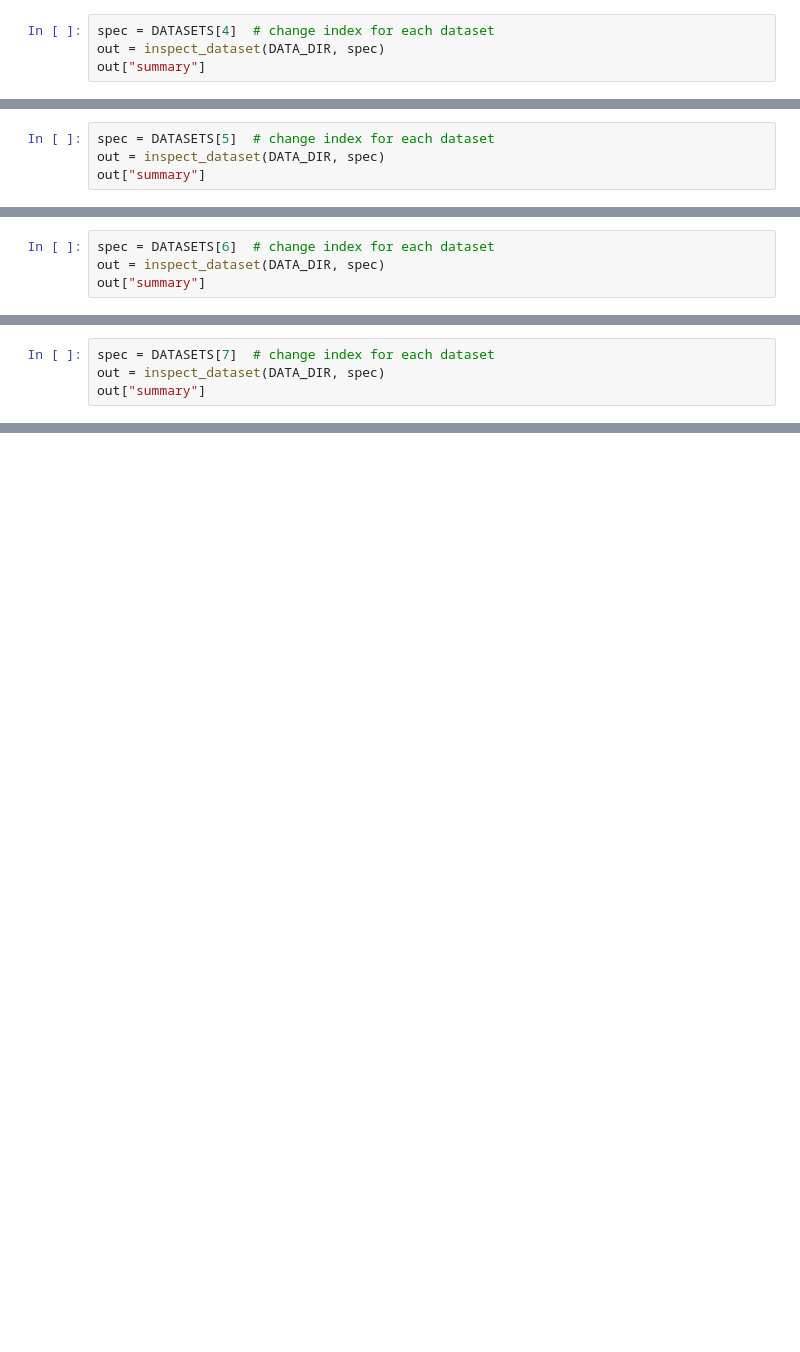
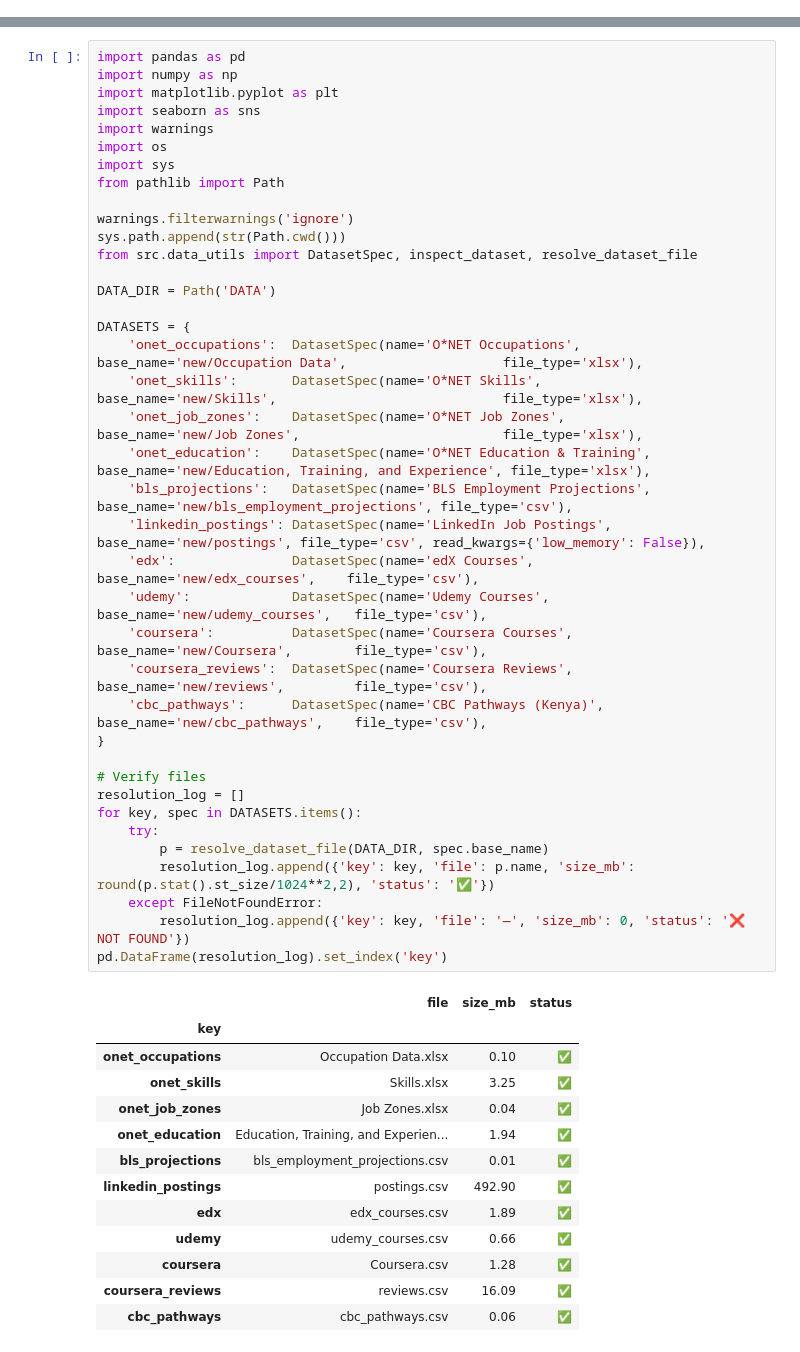
Before and after one commit to Mwanaishaali/Cap_Stone_Project, a Jupyter notebook: 01_data_understanding.ipynb, the cells around one changed output, grey strips where cells are left out. Saved outputs shown, nothing was run; the diff lists cells and outputs as text; blank space fills up the shorter version.

Commit message:
updated project folders

```diff
--- a/01_data_understanding.ipynb
+++ b/01_data_understanding.ipynb
@@ -599,4 +0,0 @@ The dataset is loaded to assess its structure, content diversity, and suitabilit
-# %%
-spec = DATASETS[4]  # change index for each dataset
-out = inspect_dataset(DATA_DIR, spec)
-out["summary"]
@@ -677,4 +0,0 @@ In this subsection, the dataset is loaded and inspected to evaluate its structur
-# %%
-spec = DATASETS[5]  # change index for each dataset
-out = inspect_dataset(DATA_DIR, spec)
-out["summary"]
@@ -746,4 +0,0 @@ In this subsection, the dataset is loaded and inspected to assess its structure,
-# %%
-spec = DATASETS[6]  # change index for each dataset
-out = inspect_dataset(DATA_DIR, spec)
-out["summary"]
@@ -821,4 +0,0 @@ In this subsection, the dataset is loaded and inspected to understand its struct
-# %%
-spec = DATASETS[7]  # change index for each dataset
-out = inspect_dataset(DATA_DIR, spec)
-out["summary"]
@@ -897,0 +22,53 @@ These characteristics make the dataset suitable for:
+# %%
+import pandas as pd
+import numpy as np
+import matplotlib.pyplot as plt
+import seaborn as sns
+import warnings
+import os
+import sys
+from pathlib import Path
+
+warnings.filterwarnings('ignore')
+sys.path.append(str(Path.cwd()))
+from src.data_utils import DatasetSpec, inspect_dataset, resolve_dataset_file
+
+DATA_DIR = Path('DATA')
+
+DATASETS = {
+    'onet_occupations':  DatasetSpec(name='O*NET Occupations',          base_name='new/Occupation Data',                    file_type='xlsx'),
+    'onet_skills':       DatasetSpec(name='O*NET Skills',               base_name='new/Skills',                             file_type='xlsx'),
+    'onet_job_zones':    DatasetSpec(name='O*NET Job Zones',            base_name='new/Job Zones',                          file_type='xlsx'),
+    'onet_education':    DatasetSpec(name='O*NET Education & Training', base_name='new/Education, Training, and Experience', file_type='xlsx'),
+    'bls_projections':   DatasetSpec(name='BLS Employment Projections', base_name='new/bls_employment_projections', file_type='csv'),
+    'linkedin_postings': DatasetSpec(name='LinkedIn Job Postings',      base_name='new/postings', file_type='csv', read_kwargs={'low_memory': False}),
+    'edx':               DatasetSpec(name='edX Courses',                base_name='new/edx_courses',    file_type='csv'),
+    'udemy':             DatasetSpec(name='Udemy Courses',              base_name='new/udemy_courses',   file_type='csv'),
+    'coursera':          DatasetSpec(name='Coursera Courses',           base_name='new/Coursera',        file_type='csv'),
+    'coursera_reviews':  DatasetSpec(name='Coursera Reviews',           base_name='new/reviews',         file_type='csv'),
+    'cbc_pathways':      DatasetSpec(name='CBC Pathways (Kenya)',        base_name='new/cbc_pathways',    file_type='csv'),
+}
+
+# Verify files
+resolution_log = []
+for key, spec in DATASETS.items():
+    try:
+        p = resolve_dataset_file(DATA_DIR, spec.base_name)
+        resolution_log.append({'key': key, 'file': p.name, 'size_mb': round(p.stat().st_size/1024**2,2), 'status': '✅'})
+    except FileNotFoundError:
+        resolution_log.append({'key': key, 'file': '—', 'size_mb': 0, 'status': '❌ NOT FOUND'})
+pd.DataFrame(resolution_log).set_index('key')
+# %% [output]
+|  | file | size_mb | status |
+| key |  |  |  |
+| onet_occupations | Occupation Data.xlsx | 0.10 | ✅ |
+| onet_skills | Skills.xlsx | 3.25 | ✅ |
+| onet_job_zones | Job Zones.xlsx | 0.04 | ✅ |
+| onet_education | Education, Training, and Experien... | 1.94 | ✅ |
+| bls_projections | bls_employment_projections.csv | 0.01 | ✅ |
+| linkedin_postings | postings.csv | 492.90 | ✅ |
+| edx | edx_courses.csv | 1.89 | ✅ |
+| udemy | udemy_courses.csv | 0.66 | ✅ |
+| coursera | Coursera.csv | 1.28 | ✅ |
+| coursera_reviews | reviews.csv | 16.09 | ✅ |
+| cbc_pathways | cbc_pathways.csv | 0.06 | ✅ |
```
Also changed, not shown: parts of 81 cells of this notebook, 34 other files.
